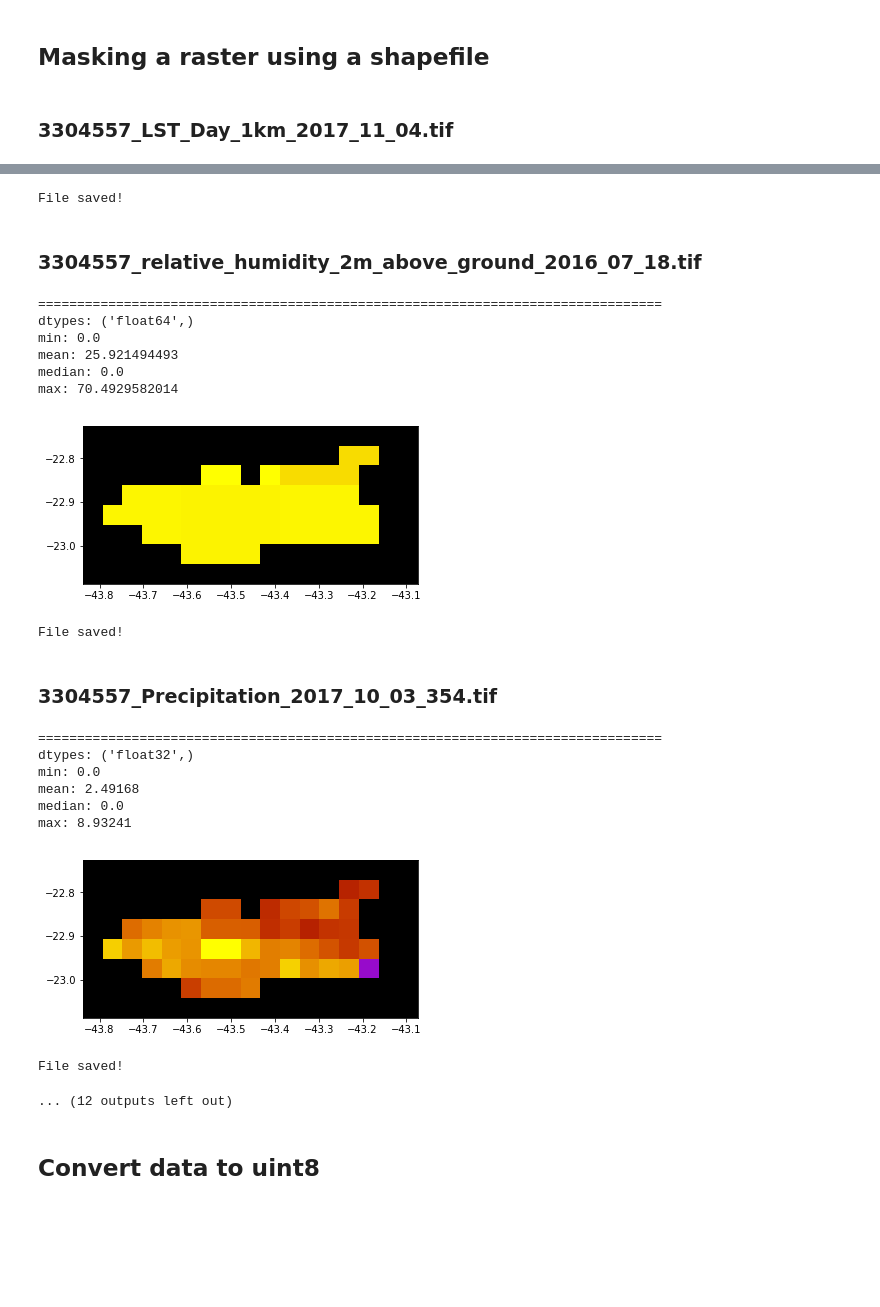
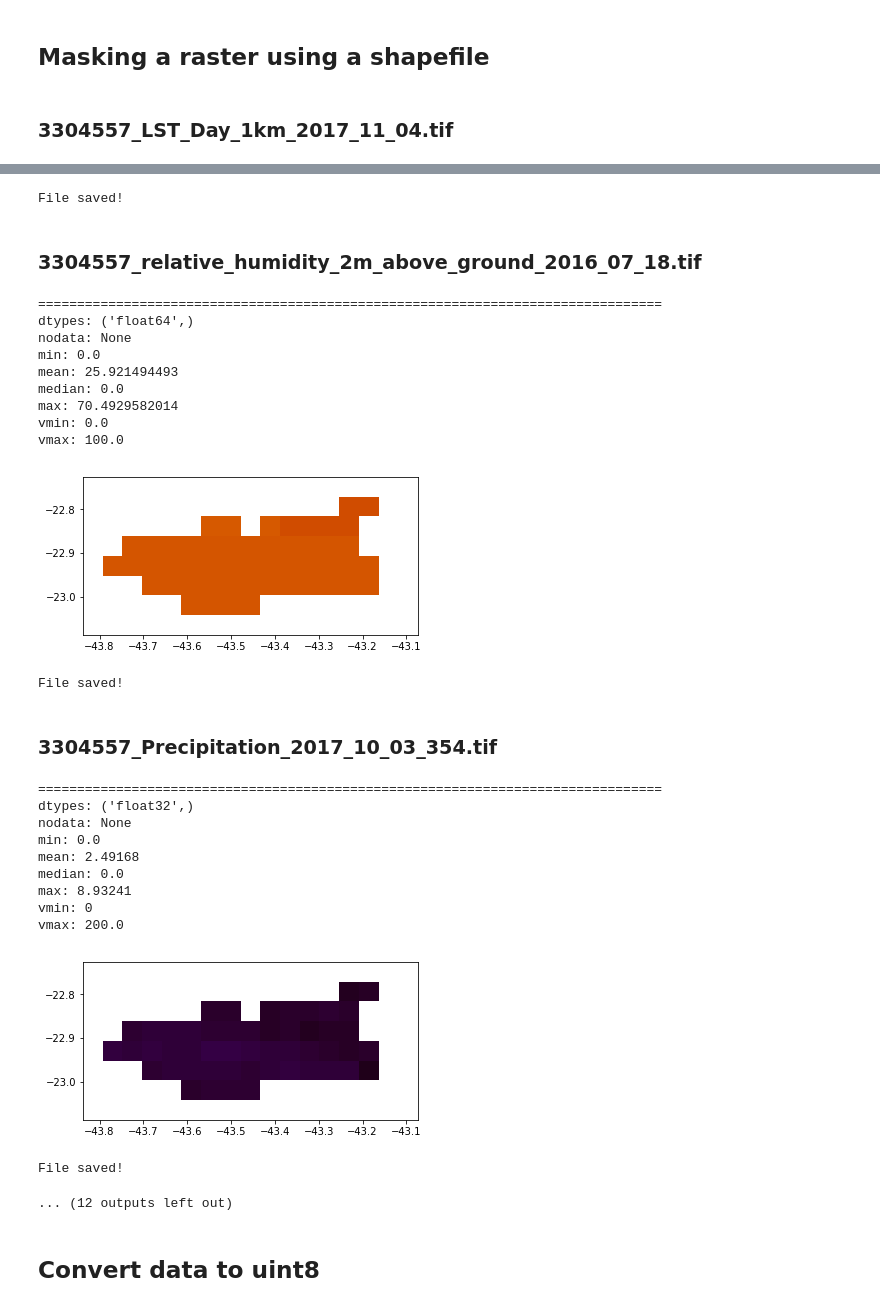
Before and after one commit to AlertaDengue/AlertaDengue, a Jupyter notebook: notebooks/Mapserver-Rio-de-Janeiro-with-Raster-Images.ipynb, the cells around one changed output, grey strips where cells are left out. Saved outputs shown, nothing was run; the diff lists cells and outputs as text; code cells hidden in the pictures; blank space fills up the shorter version.

```diff
--- a/notebooks/Mapserver-Rio-de-Janeiro-with-Raster-Images.ipynb
+++ b/notebooks/Mapserver-Rio-de-Janeiro-with-Raster-Images.ipynb
@@ -113,7 +113,11 @@ def show_raster_stats(src):
     """
     print('=' * 80)
     print('dtypes:', src.dtypes)
+    print('nodata:', src.nodata)
     for band in src.read():
+        if np.isnan(band.min()):
+            band = np.nan_to_num(band)
+
         print('min:', band.min())
         print('mean:', band.mean())
         print('median:', np.median(band))
@@ -130,14 +156,31 @@ for raster_file_path in glob(os.path.join(raster_dir_path, '*')):
 
     display(HTML('\n<H3>%s</H3>' % raster_name))
 
+    """
+    # force statistic computation
+    ds = gdal.Open(raster_file_path, gdal.GA_Update)
+    for i in range(1, ds.RasterCount+1):
+        ds.GetRasterBand(i).ComputeStatistics(False)
+    ds = None  # save, close
+    """
+
     src = rasterio.open(raster_file_path)
     # show_raster_info(src)
     show_raster_stats(src)
     rasters[raster_name] = src
 
-    # plot image
-    # raster_plot(src)
-    rasterio.plot.show((src, 1), with_bounds=True)
+    raster_key = get_raster_key(raster_name)
+
+    vmin = data_range[raster_key][0]
+    vmax = data_range[raster_key][1]
+
+    print('vmin:', vmin)
+    print('vmax:', vmax)
+
+    rasterio.plot.show(
+        (src, 1), with_bounds=True,
+        vmin=vmin, vmax=vmax
+    )
 # %% [output]
 LST_Day_1km_2017_11_04.tif
 ================================================================================
@@ -180,7 +235,9 @@ new_rasters = {}
 # https://mapbox.github.io/rasterio/topics/masking-by-shapefile.html
 for raster_name, src in rasters.items():
     # make raster mask
-    out_image, out_transform = rasterio.mask.mask(src, features, crop=True)
+    out_image, out_transform = rasterio.mask.mask(
+        src, features, crop=True, nodata=np.nan
+    )
     out_meta = src.meta.copy()
 
     img_type = out_image.dtype
@@ -189,6 +246,11 @@ for raster_name, src in rasters.items():
         img_type = np.float64
     elif img_type == np.float32:
         img_type = np.float32
+
+    raster_key = get_raster_key(raster_name)
+
+    vmin = data_range[raster_key][0]
+    vmax = data_range[raster_key][1]
 
     out_meta.update({
         'driver': "GTiff",
@@ -208,8 +270,13 @@ for raster_name, src in rasters.items():
     with rasterio.open(output_path, "w", **out_meta) as dst:
         dst.write(out_image)
         show_raster_stats(dst)
+
+        print('vmin:', vmin)
+        print('vmax:', vmax)
+
         rasterio.plot.show(
-            (dst, 1), with_bounds=True, cmap='gnuplot'
+            (dst, 1), with_bounds=True, cmap='gnuplot',
+            vmin=vmin, vmax=vmax
         )
 
     # src.close()
@@ -226,21 +296,27 @@ max: 15780.0
 File saved!
 3304557_relative_humidity_2m_above_ground_2016_07_18.tif
 ================================================================================
 dtypes: ('float64',)
+nodata: None
 min: 0.0
 mean: 25.921494493
 median: 0.0
 max: 70.4929582014
+vmin: 0.0
+vmax: 100.0
-[figure, old version]
+[figure, new version]
 File saved!
 3304557_Precipitation_2017_10_03_354.tif
 ================================================================================
 dtypes: ('float32',)
+nodata: None
 min: 0.0
 mean: 2.49168
 median: 0.0
 max: 8.93241
+vmin: 0
+vmax: 200.0
-[figure, old version]
+[figure, new version]
 File saved!
 ... (12 outputs left out)
 # %% [markdown]
```
Also changed, not shown: parts of 9 cells of this notebook.
